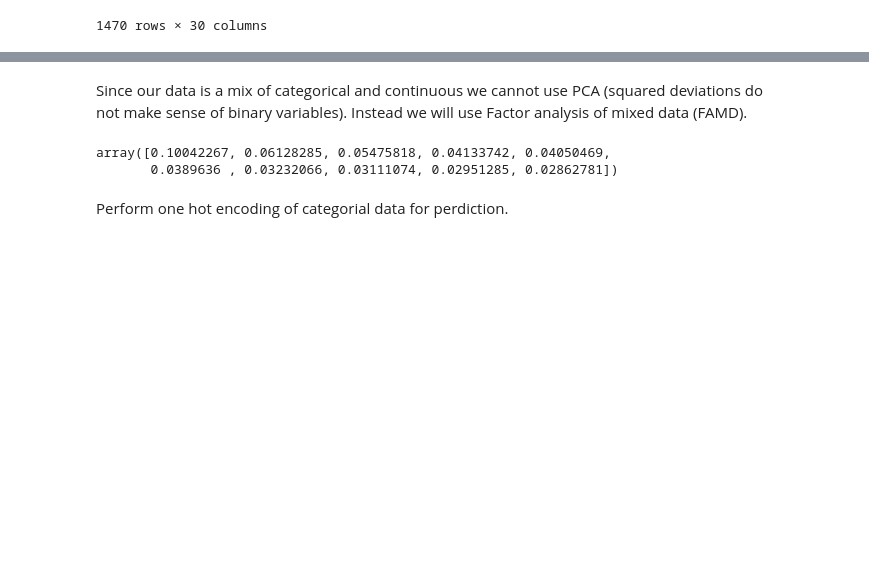
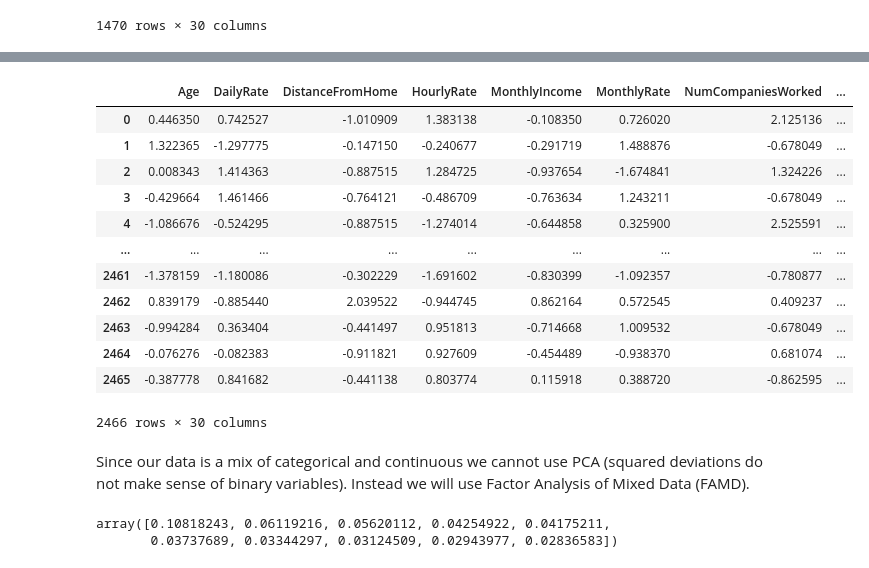
Before and after one commit to CSML1000-Winter2021-GroupA/human-resources, a Jupyter notebook: notebook.ipynb, the cells around one changed output, grey strips where cells are left out. Cells and saved outputs as stored; diff of their text form; code cells hidden in the pictures; blank space fills up the shorter version.

```diff
--- a/notebook.ipynb
+++ b/notebook.ipynb
@@ -83,0 +91,15 @@ hr_df
+# %%
+# we only scale the continuous values, not the categorical
+cont_cols = ['Age', 'DailyRate', 'DistanceFromHome', 'HourlyRate', 'MonthlyIncome', 'MonthlyRate',
+           'NumCompaniesWorked', 'PercentSalaryHike', 'TotalWorkingYears', 'TrainingTimesLastYear',
+           'YearsAtCompany', 'YearsInCurrentRole', 'YearsSinceLastPromotion', 'YearsWithCurrManager']
+cat_cols = ['BusinessTravel', 'Department', 'Education', 'EducationField', 'EnvironmentSatisfaction',
+           'Gender', 'JobInvolvement', 'JobRole', 'JobSatisfaction', 'MaritalStatus', 'OverTime',
+           'PerformanceRating', 'RelationshipSatisfaction', 'StockOptionLevel', 'WorkLifeBalance']
+ss = StandardScaler()
+hr_scaled_df = ss.fit_transform(hr_df[cont_cols].to_numpy())
+
+hr_scaled_df = pd.concat([pd.DataFrame(hr_scaled_df, columns=cont_cols),
+                          hr_df[cat_cols],
+                          hr_df['Attrition']], axis=1)
+hr_scaled_df.head()
@@ -84,5 +113,31 @@ hr_df
+# %%
+# use smote for balancing data
+dependent_df = hr_scaled_df['Attrition']
+independent_df = hr_scaled_df.drop(columns=['Attrition'])
+sm = SMOTENC(
+    categorical_features=[independent_df.columns.get_loc(col) for col in cat_cols],
+    sampling_strategy='auto',
+    k_neighbors=8,
+    random_state=42)
+independent_resample, dependent_resample = sm.fit_resample(independent_df, dependent_df)
+smoted_df = pd.concat([pd.DataFrame(independent_resample), pd.DataFrame(dependent_resample)], axis=1)
+smoted_df
+# %% [output]
+|  | Age | DailyRate | DistanceFromHome | HourlyRate | MonthlyIncome | MonthlyRate | NumCompaniesWorked | ... |
+| 0 | 0.446350 | 0.742527 | -1.010909 | 1.383138 | -0.108350 | 0.726020 | 2.125136 | ... |
+| 1 | 1.322365 | -1.297775 | -0.147150 | -0.240677 | -0.291719 | 1.488876 | -0.678049 | ... |
+| 2 | 0.008343 | 1.414363 | -0.887515 | 1.284725 | -0.937654 | -1.674841 | 1.324226 | ... |
+| 3 | -0.429664 | 1.461466 | -0.764121 | -0.486709 | -0.763634 | 1.243211 | -0.678049 | ... |
+| 4 | -1.086676 | -0.524295 | -0.887515 | -1.274014 | -0.644858 | 0.325900 | 2.525591 | ... |
+| ... | ... | ... | ... | ... | ... | ... | ... | ... |
+| 2461 | -1.378159 | -1.180086 | -0.302229 | -1.691602 | -0.830399 | -1.092357 | -0.780877 | ... |
+| 2462 | 0.839179 | -0.885440 | 2.039522 | -0.944745 | 0.862164 | 0.572545 | 0.409237 | ... |
+| 2463 | -0.994284 | 0.363404 | -0.441497 | 0.951813 | -0.714668 | 1.009532 | -0.678049 | ... |
+| 2464 | -0.076276 | -0.082383 | -0.911821 | 0.927609 | -0.454489 | -0.938370 | 0.681074 | ... |
+| 2465 | -0.387778 | 0.841682 | -0.441138 | 0.803774 | 0.115918 | 0.388720 | -0.862595 | ... |
+2466 rows × 30 columns
 # %% [markdown]
-Since our data is a mix of categorical and continuous we cannot use PCA (squared deviations do not make sense of binary variables). Instead we will use Factor analysis of mixed data (FAMD).
+Since our data is a mix of categorical and continuous we cannot use PCA (squared deviations do not make sense of binary variables). Instead we will use Factor Analysis of Mixed Data (FAMD).
 # %%
 import prince
 
@@ -94,10 +149,17 @@ famd = prince.FAMD(
     engine='auto',
     random_state=42 # constant seed for reproducability
 )
-famd = famd.fit(hr_df.drop(columns=['Attrition'])) # drop Attrition column as we are trying to predict that column
-famd.explained_inertia_
+# drop Attrition column as we are trying to predict that column
+famd_fit = famd.fit(smoted_df.drop(columns=['Attrition']))
+principle_components_df = famd_fit.transform(smoted_df.drop(columns=['Attrition']))
+smoted_df = pd.concat([smoted_df, principle_components_df], axis=1)
+
+rename_cols = {}
+for col in principle_components_df:
+    rename_cols[col] = 'PC' + str(col + 1)
+
+smoted_df = smoted_df.rename(columns=rename_cols)
+famd_fit.explained_inertia_
 # %% [output]
-array([0.10042267, 0.06128285, 0.05475818, 0.04133742, 0.04050469,
-       0.0389636 , 0.03232066, 0.03111074, 0.02951285, 0.02862781])
+array([0.10818243, 0.06119216, 0.05620112, 0.04254922, 0.04175211,
+       0.03737689, 0.03344297, 0.03124509, 0.02943977, 0.02836583])
-# %% [markdown]
-Perform one hot encoding of categorial data for perdiction.
```
Also changed, not shown: parts of 14 cells of this notebook.
